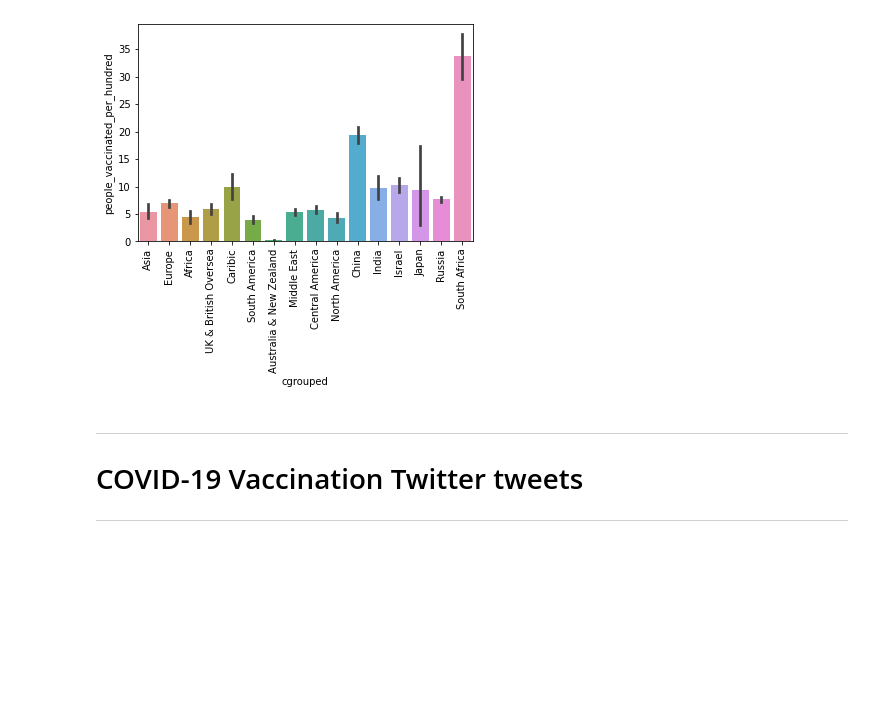
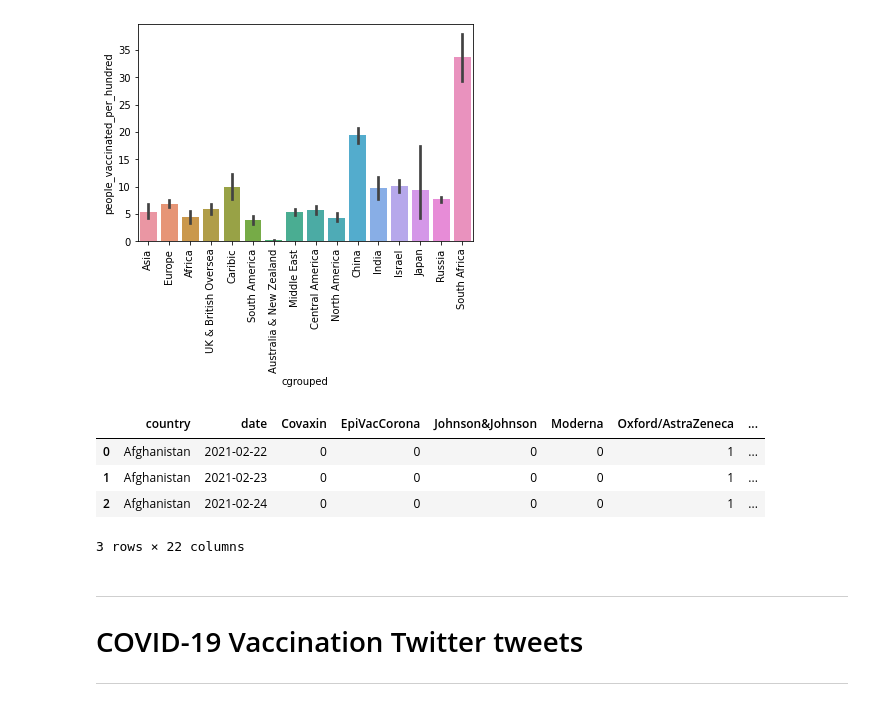
Before and after one commit to BiBa-01/Capstone_Covid, a Jupyter notebook: EDA_v3.ipynb, the cells around one changed output. Saved outputs shown, nothing was run; the diff lists cells and outputs as text; code cells hidden in the pictures; blank space fills up the shorter version.

Commit message:
new column added

```diff
--- a/EDA_v3.ipynb
+++ b/EDA_v3.ipynb
@@ -639,6 +639,16 @@ plt.xticks(rotation=90);
 [figure]
 # %%
 EU_country = ['Austria', 'Belgium','Bulgaria','Croatia','Cyprus','Czech Republic','Denmark','Estonia','Finland','France','Germany','Greece','Hungary','Ireland','Italy','Latvia','Lithuania','Luxembourg','Malta','Netherlands','Poland','Portugal','Romania ','Slovakia','Slovenia','Spain','Sweden']
+# %%
+#daily vaccinations in %
+df6['daily_vaccinations_per_hundred'] = df6['daily_vaccinations_per_million']/10000
+df6.head(3)
+# %% [output]
+|  | country | date | Covaxin | EpiVacCorona | Johnson&Johnson | Moderna | Oxford/AstraZeneca | ... |
+| 0 | Afghanistan | 2021-02-22 | 0 | 0 | 0 | 0 | 1 | ... |
+| 1 | Afghanistan | 2021-02-23 | 0 | 0 | 0 | 0 | 1 | ... |
+| 2 | Afghanistan | 2021-02-24 | 0 | 0 | 0 | 0 | 1 | ... |
+3 rows × 22 columns
 # %% [markdown]
 ***
 # COVID-19 Vaccination Twitter tweets
```
Also changed, not shown: parts of 7 cells of this notebook.
